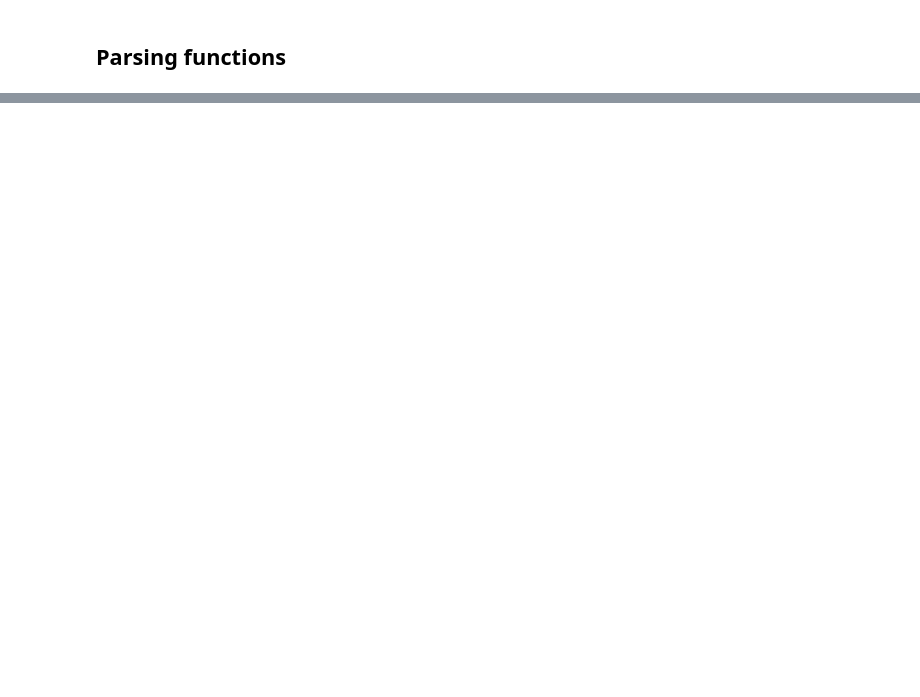
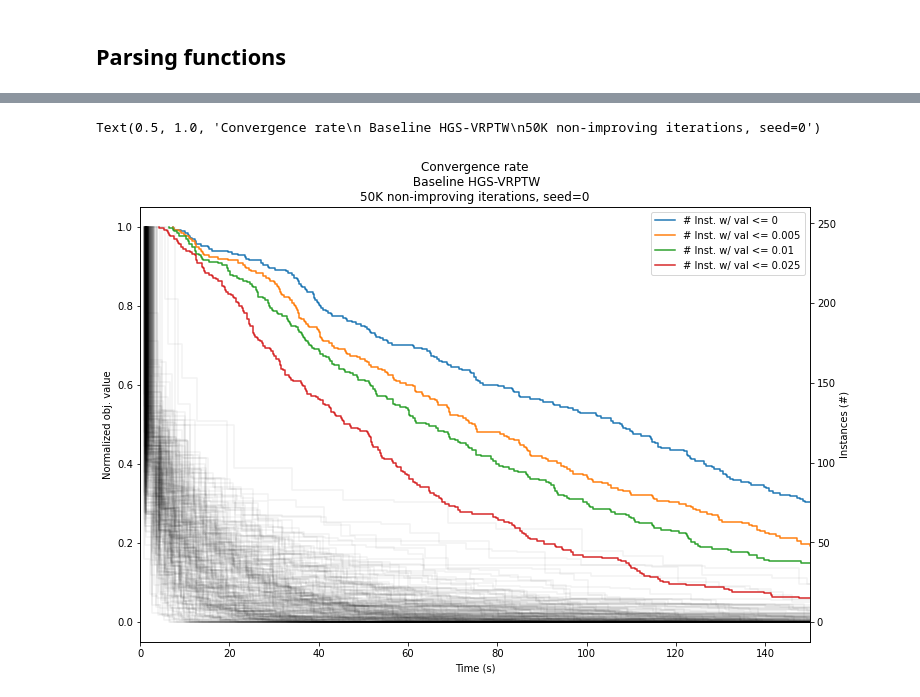
Before and after one commit to N-Wouda/Euro-NeurIPS-2022, a Jupyter notebook: notebooks/baseline_performance.ipynb, the cells around one changed output, grey strips where cells are left out. Drawn from its saved outputs; the diff is of its cells as text; code cells hidden in the pictures; blank space fills up the shorter version.

Commit message:
Separate based on inst size

```diff
--- a/notebooks/baseline_performance.ipynb
+++ b/notebooks/baseline_performance.ipynb
@@ -21,6 +23,9 @@ import re
 
 import numpy as np
 import matplotlib.pyplot as plt
+# %%
+k20 = Path('../data/baseline/20K/')
+k50 = Path('../data/baseline/50K/')
 # %% [markdown]
 ## Parsing functions
 # %%
@@ -161,11 +131,10 @@ array([78631., 74027., 73455., 73082., 72748., 72748., 72274., 72274.,
 # %%
 costs = []
-sol_path = Path('../data/baseline/50K/0/')
-sol_path = Path('../data/baseline/20K/')
 
 for inst in instances():
-    sol, extra = parse_solution(sol_path / inst)
+    sol, extra = parse_solution(k20 / inst)
     costs.append(extra['Cost'])
 
-np.mean(costs)
+avg_20k = np.mean(costs)
+print(f"Avg. cost (20K): {avg_20k:.2f}")
 # %% [output]
@@ -172,0 +200,9 @@ np.mean(costs)
+# %%
+with open('../data/baseline/best_known_solutions.csv', 'w') as fi:
+    for (inst, cost, sol) in bks:
+        fi.write(inst)
+        fi.write(';')
+        fi.write(str(cost))
+        fi.write(';')
+        fi.write(str(sol))
+        fi.write('\n')
@@ -172,0 +214,40 @@ np.mean(costs)
+# %%
+fig, ax1 = plt.subplots(figsize=[12, 8])
+ax2 = ax1.twinx()
+ax2.set_ylabel('Instances (#)')
+avg_norm_costs = np.zeros(1)
+
+gaps = [0, 0.005, 0.01, 0.025]
+final = {gap: [] for gap in gaps}
+
+for inst in instances():
+    data = parse_search(append(k20 / inst, '.search.log'))
+
+    iters, times, _costs = data['iters'], data['times'], data['costs']
+    costs = np.nan_to_num(_costs, nan=np.nanmax(_costs)) # Replace infeasible with first feasible
+
+    max_gap = costs[0] - costs[-1]
+    normalized_costs = (costs - costs[-1]) / max_gap
+
+    avg_norm_costs = add(avg_norm_costs, normalized_costs)
+
+    for gap in gaps:
+        first_hit = np.argmax(normalized_costs <= gap)
+        final[gap].append(times[first_hit])
+
+    ax1.step(times, normalized_costs, alpha=0.05, color='black')
+    ax1.set_xlim(0, 150)
+    ax1.set_xlabel('Time (s)')
+    ax1.set_ylabel('Normalized obj. value')
+
+for gap in gaps:
+    n_instances = np.arange(len(instances()) - 1, -1, -1)
+    ax2.step(sorted(final[gap]), n_instances, label=f"# Inst. w/ val <= {gap}")
+
+
+ax2.legend()
+ax2.legend()
+plt.title('Convergence rate\n Baseline HGS-VRPTW\n50K non-improving iterations, seed=0')
+# %% [output]
+Text(0.5, 1.0, 'Convergence rate\n Baseline HGS-VRPTW\n50K non-improving iterations, seed=0')
+[figure, added]
```
Also changed, not shown: parts of 21 cells of this notebook.
